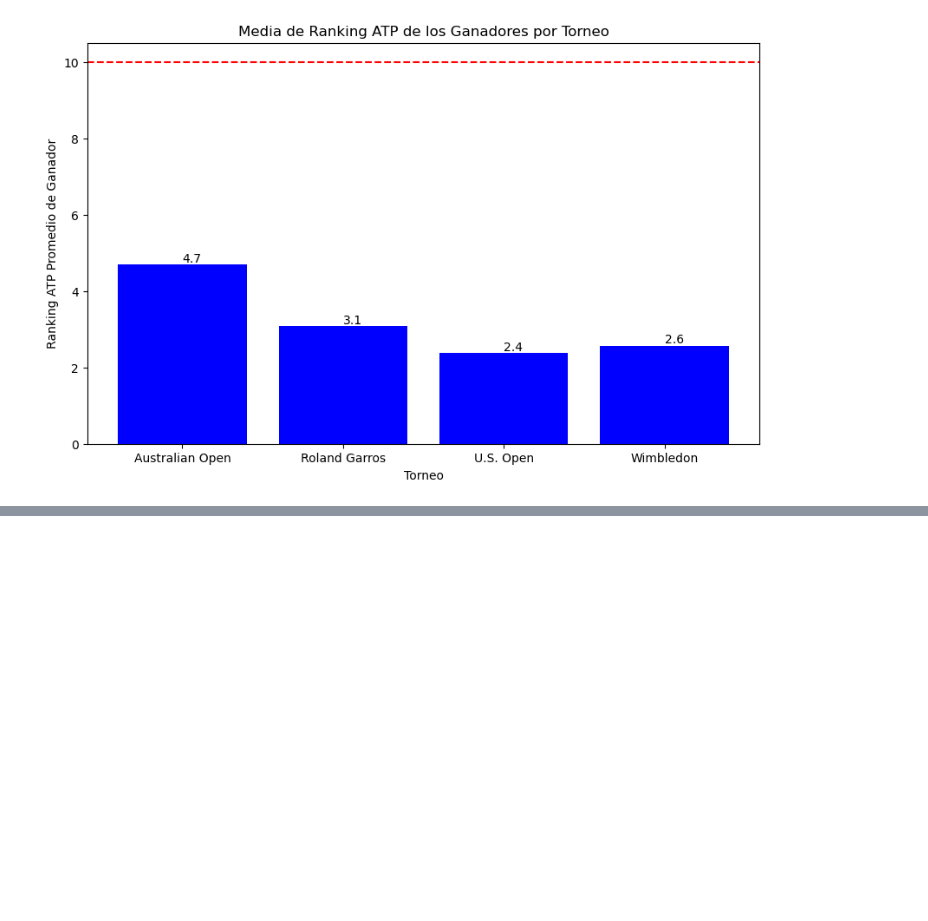
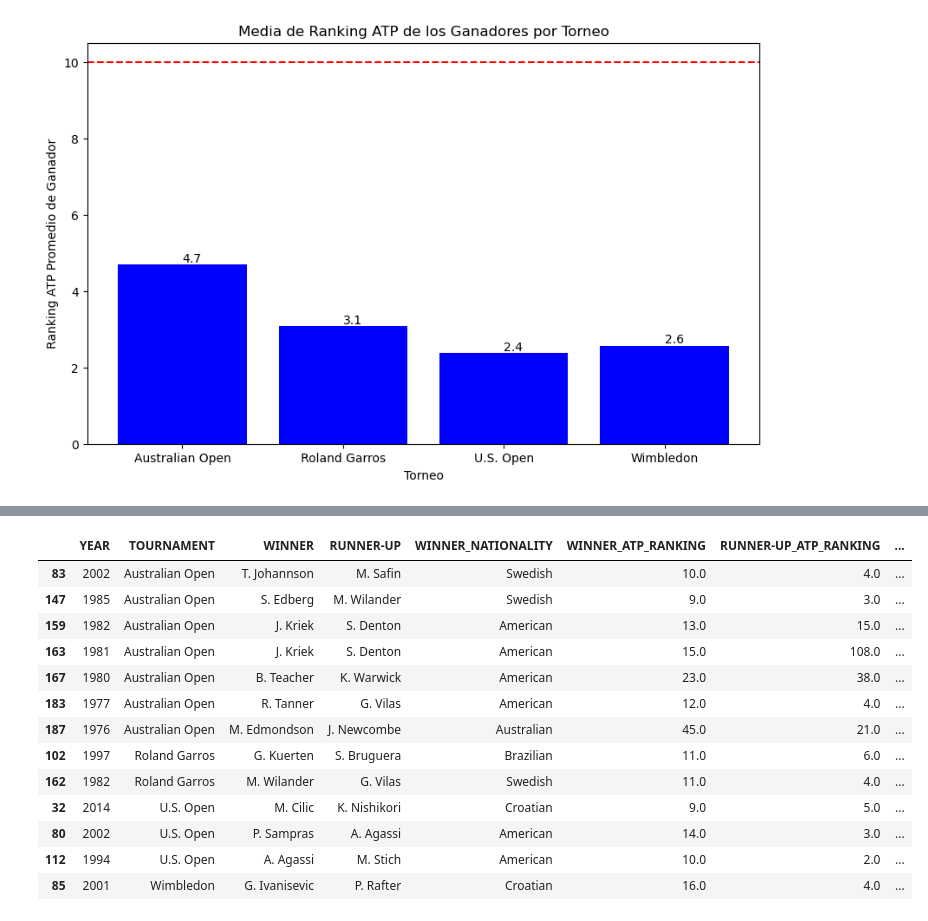
Before and after one commit to Lokhy87/EDA_entrega, a Jupyter notebook: Limpieza.ipynb, the cells around one changed output, grey strips where cells are left out. Cells and saved outputs as stored; diff of their text form; code cells hidden in the pictures; blank space fills up the shorter version.

```diff
--- a/Limpieza.ipynb
+++ b/Limpieza.ipynb
@@ -330,0 +360,32 @@ plt.title('Media de Ranking ATP de los Ganadores por Torneo');
+# %%
+# Calcular Q1 y Q3
+Q1 = df_majors['WINNER_ATP_RANKING'].quantile(0.25)
+Q3 = df_majors['WINNER_ATP_RANKING'].quantile(0.75)
+IQR = Q3 - Q1
+
+# Definir los límites para los outliers
+lower_bound = Q1 - 1.5 * IQR
+upper_bound = Q3 + 1.5 * IQR
+
+# Filtrar los outliers
+outliers = df_majors[(df_majors['WINNER_ATP_RANKING'] < lower_bound) | (df_majors['WINNER_ATP_RANKING'] > upper_bound)]
+
+# Ordenar los outliers por 'TOURNAMENT'
+outliers_sorted = outliers.sort_values(by='TOURNAMENT')
+# %%
+outliers_sorted
+# %% [output]
+|  | YEAR | TOURNAMENT | WINNER | RUNNER-UP | WINNER_NATIONALITY | WINNER_ATP_RANKING | RUNNER-UP_ATP_RANKING | ... |
+| 83 | 2002 | Australian Open | T. Johannson | M. Safin | Swedish | 10.0 | 4.0 | ... |
+| 147 | 1985 | Australian Open | S. Edberg | M. Wilander | Swedish | 9.0 | 3.0 | ... |
+| 159 | 1982 | Australian Open | J. Kriek | S. Denton | American | 13.0 | 15.0 | ... |
+| 163 | 1981 | Australian Open | J. Kriek | S. Denton | American | 15.0 | 108.0 | ... |
+| 167 | 1980 | Australian Open | B. Teacher | K. Warwick | American | 23.0 | 38.0 | ... |
+| 183 | 1977 | Australian Open | R. Tanner | G. Vilas | American | 12.0 | 4.0 | ... |
+| 187 | 1976 | Australian Open | M. Edmondson | J. Newcombe | Australian | 45.0 | 21.0 | ... |
+| 102 | 1997 | Roland Garros | G. Kuerten | S. Bruguera | Brazilian | 11.0 | 6.0 | ... |
+| 162 | 1982 | Roland Garros | M. Wilander | G. Vilas | Swedish | 11.0 | 4.0 | ... |
+| 32 | 2014 | U.S. Open | M. Cilic | K. Nishikori | Croatian | 9.0 | 5.0 | ... |
+| 80 | 2002 | U.S. Open | P. Sampras | A. Agassi | American | 14.0 | 3.0 | ... |
+| 112 | 1994 | U.S. Open | A. Agassi | M. Stich | American | 10.0 | 2.0 | ... |
+| 85 | 2001 | Wimbledon | G. Ivanisevic | P. Rafter | Croatian | 16.0 | 4.0 | ... |
```
Also changed, not shown: parts of 3 cells of this notebook.
